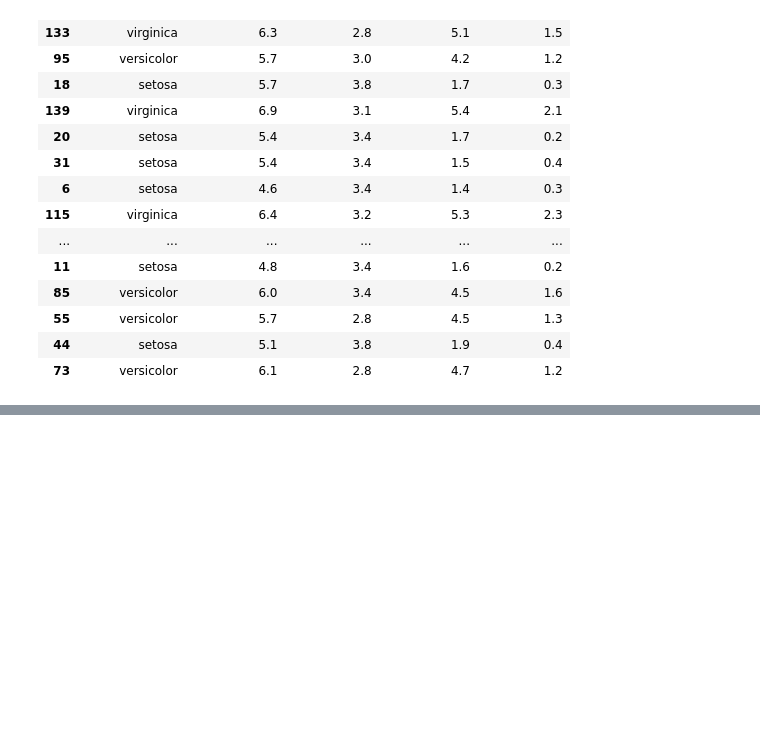
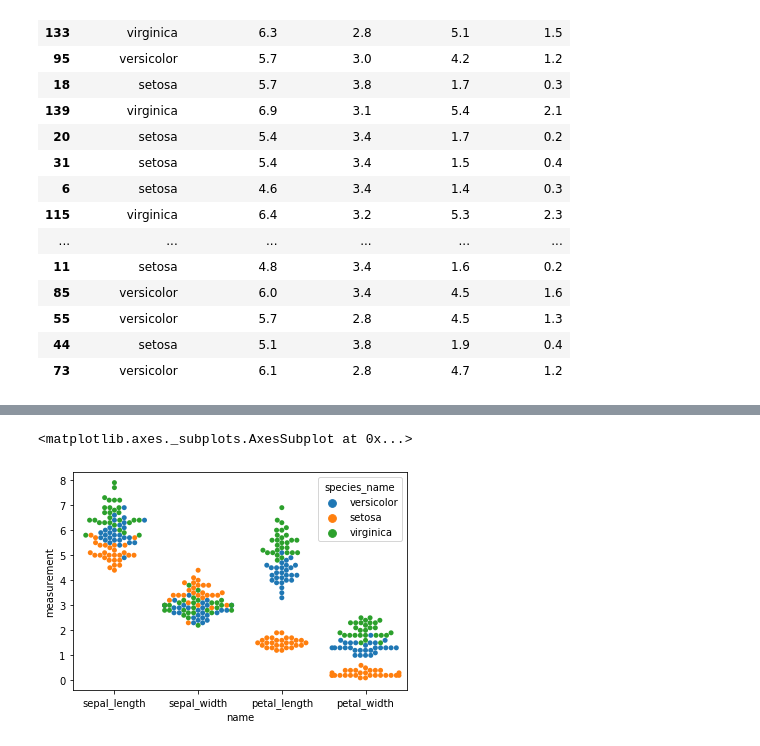
Before and after one commit to matt-c-knight/classification-exercises, a Jupyter notebook: classification_exercises.ipynb, the cells around one changed output, grey strips where cells are left out. Cells and saved outputs as stored; diff of their text form; code cells hidden in the pictures; blank space fills up the shorter version.

```diff
--- a/classification_exercises.ipynb
+++ b/classification_exercises.ipynb
@@ -650,0 +690,5 @@ train_melt
+# %%
+sns.swarmplot(data=train_melt, y='measurement', x='name', hue='species_name')
+# %% [output]
+<matplotlib.axes._subplots.AxesSubplot at 0x...>
+[figure, added]
```
Also changed, not shown: parts of 14 cells of this notebook.
